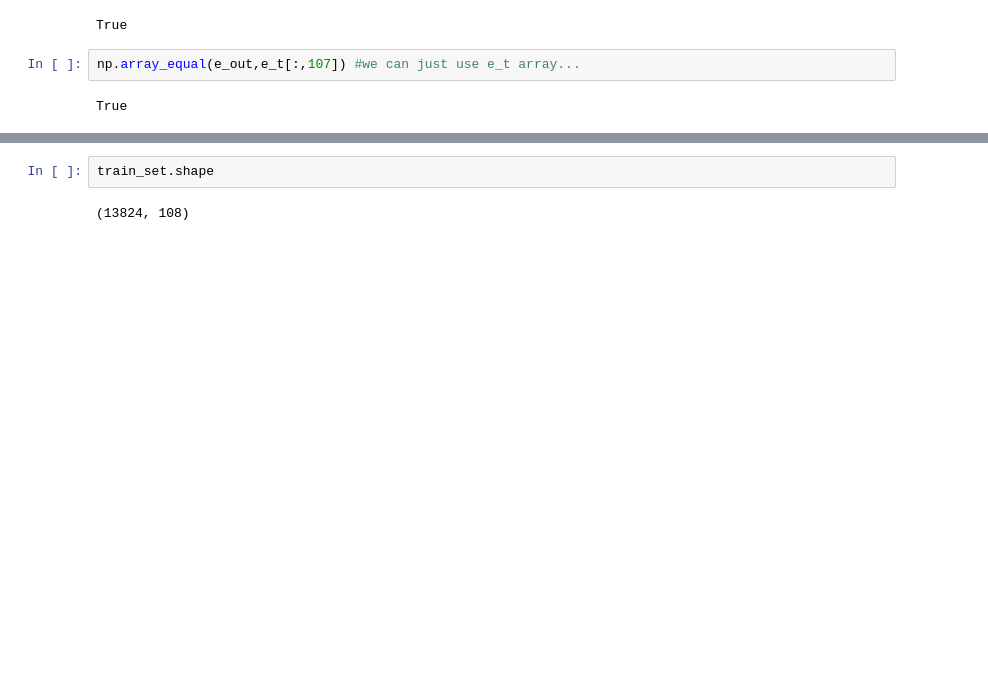
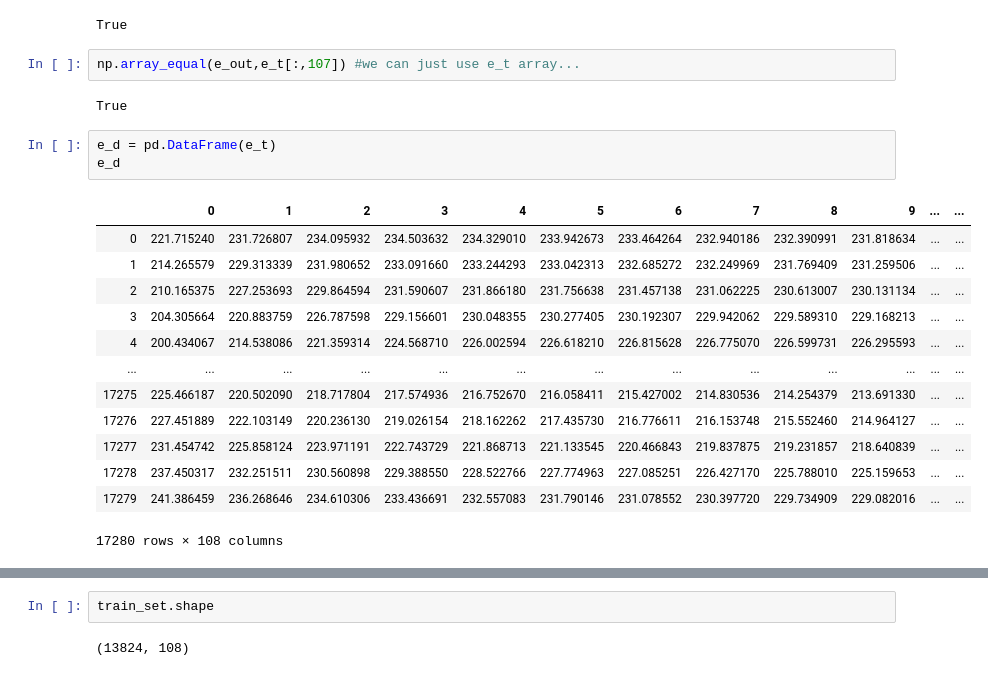
Before and after one commit to aremorov/mars_atmosphere_ML, a Jupyter notebook: ML2.ipynb, the cells around one changed output, grey strips where cells are left out. Saved outputs shown, nothing was run; the diff lists cells and outputs as text; blank space fills up the shorter version.

```diff
--- a/ML2.ipynb
+++ b/ML2.ipynb
@@ -138,3 +163,20 @@ True
 np.array_equal(e_out,e_t[:,107]) #we can just use e_t array...
 # %% [output]
 True
+# %%
+e_d = pd.DataFrame(e_t)
+e_d
+# %% [output]
+|  | 0 | 1 | 2 | 3 | 4 | 5 | 6 | 7 | 8 | 9 | ... | ... |
+| 0 | 221.715240 | 231.726807 | 234.095932 | 234.503632 | 234.329010 | 233.942673 | 233.464264 | 232.940186 | 232.390991 | 231.818634 | ... | ... |
+| 1 | 214.265579 | 229.313339 | 231.980652 | 233.091660 | 233.244293 | 233.042313 | 232.685272 | 232.249969 | 231.769409 | 231.259506 | ... | ... |
+| 2 | 210.165375 | 227.253693 | 229.864594 | 231.590607 | 231.866180 | 231.756638 | 231.457138 | 231.062225 | 230.613007 | 230.131134 | ... | ... |
+| 3 | 204.305664 | 220.883759 | 226.787598 | 229.156601 | 230.048355 | 230.277405 | 230.192307 | 229.942062 | 229.589310 | 229.168213 | ... | ... |
+| 4 | 200.434067 | 214.538086 | 221.359314 | 224.568710 | 226.002594 | 226.618210 | 226.815628 | 226.775070 | 226.599731 | 226.295593 | ... | ... |
+| ... | ... | ... | ... | ... | ... | ... | ... | ... | ... | ... | ... | ... |
+| 17275 | 225.466187 | 220.502090 | 218.717804 | 217.574936 | 216.752670 | 216.058411 | 215.427002 | 214.830536 | 214.254379 | 213.691330 | ... | ... |
+| 17276 | 227.451889 | 222.103149 | 220.236130 | 219.026154 | 218.162262 | 217.435730 | 216.776611 | 216.153748 | 215.552460 | 214.964127 | ... | ... |
+| 17277 | 231.454742 | 225.858124 | 223.971191 | 222.743729 | 221.868713 | 221.133545 | 220.466843 | 219.837875 | 219.231857 | 218.640839 | ... | ... |
+| 17278 | 237.450317 | 232.251511 | 230.560898 | 229.388550 | 228.522766 | 227.774963 | 227.085251 | 226.427170 | 225.788010 | 225.159653 | ... | ... |
+| 17279 | 241.386459 | 236.268646 | 234.610306 | 233.436691 | 232.557083 | 231.790146 | 231.078552 | 230.397720 | 229.734909 | 229.082016 | ... | ... |
+17280 rows × 108 columns
```
Also changed, not shown: parts of 32 cells of this notebook.
